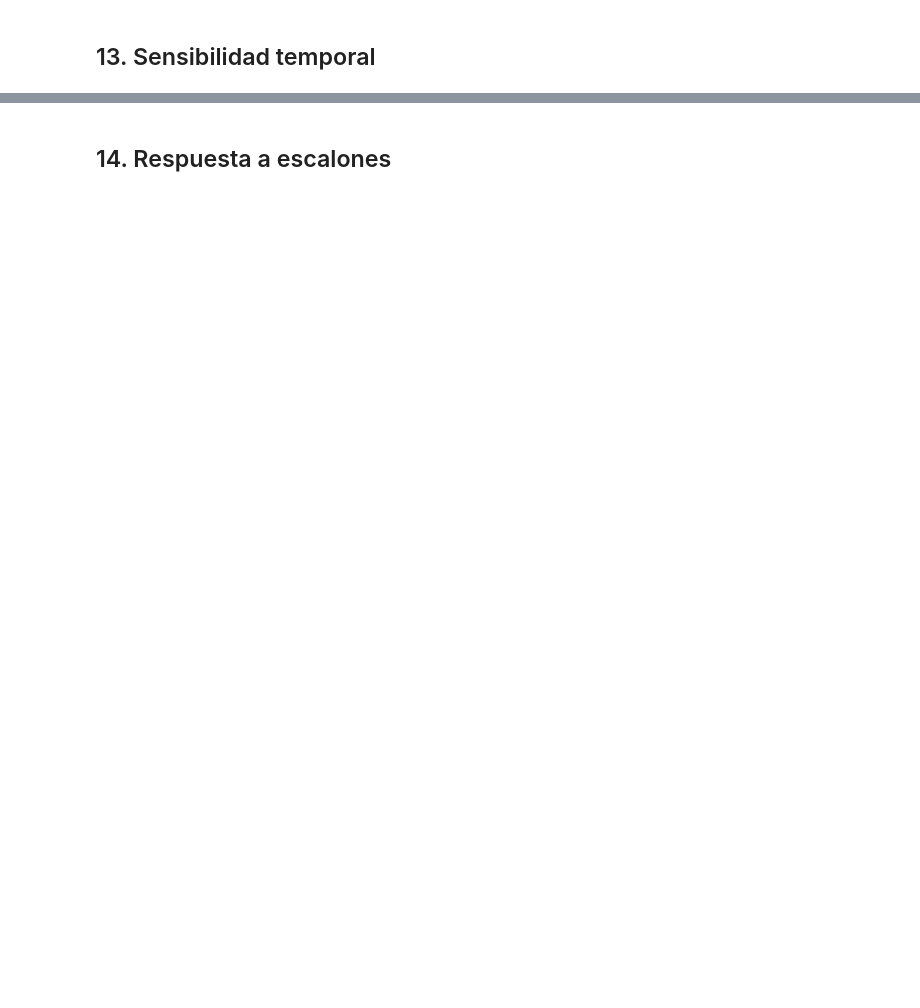
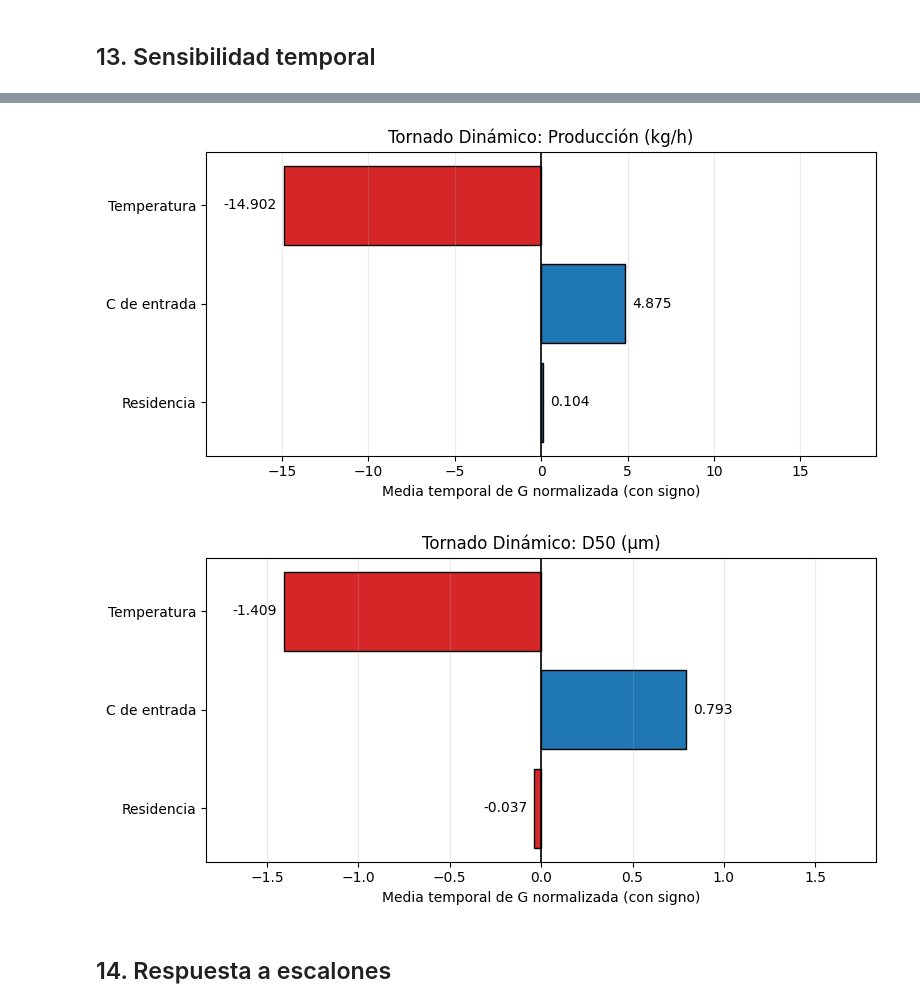
Before and after one commit to antomoyaa/CristalizadorPT, a Jupyter notebook: Evaporative_MSMPR_DPBE-2.ipynb, the cells around one changed output, grey strips where cells are left out. Cells and saved outputs as stored; diff of their text form; code cells hidden in the pictures; blank space fills up the shorter version.

```diff
--- a/Evaporative_MSMPR_DPBE-2.ipynb
+++ b/Evaporative_MSMPR_DPBE-2.ipynb
@@ -1205,3 +1330,66 @@ print("D50 en t=0 es indefinido; su promedio empieza en la primera observación
+# %%
+def plot_dynamic_tornado_chart(matrix, output_index, row_labels, column_labels, title):
+    """
+    Genera un gráfico tornado para una métrica de salida dinámica específica,
+    ordenando las variables de entrada por su impacto absoluto promedio.
+    """
+    output_label = row_labels[output_index]
+    impacts = matrix[output_index, :]
+    input_labels = np.array(column_labels)
+
+    # Filtrar NaNs en caso de trayectorias no válidas
+    valid_mask = np.isfinite(impacts)
+    impacts = impacts[valid_mask]
+    input_labels = input_labels[valid_mask]
+
+    # Ordenar por magnitud absoluta (de menor a mayor para barh)
+    sort_idx = np.argsort(np.abs(impacts))
+    sorted_impacts = impacts[sort_idx]
+    sorted_labels = input_labels[sort_idx]
+
+    fig, ax = plt.subplots(figsize=(8, 4))
+
+    # Colores: Azul para impacto positivo, Rojo para negativo
+    colors = ['tab:blue' if val >= 0 else 'tab:red' for val in sorted_impacts]
+
+    bars = ax.barh(sorted_labels, sorted_impacts, color=colors, edgecolor='black')
+
+    ax.set_xlabel("Media temporal de G normalizada (con signo)")
+    ax.set_title(f"{title}: {output_label}")
+
+    # Etiquetas de valores
+    ax.bar_label(bars, fmt='%.3f', padding=5)
+
+    # Ajuste simétrico del eje X
+    max_val = np.max(np.abs(sorted_impacts)) if sorted_impacts.size > 0 else 1
+    ax.set_xlim(-max_val * 1.3, max_val * 1.3)
+    ax.axvline(0, color='black', linewidth=1.2)
+    ax.grid(alpha=0.25, axis='x')
+
+    fig.tight_layout()
+    plt.show()
+
+# =====================================================================
+# Generación de gráficos tornado dinámicos
+# =====================================================================
+
+dynamic_out_labels = [label for _, label in dynamic_outputs]
+dynamic_in_labels = [item["short_label"] for item in SENSITIVITY_INPUTS]
+
+# Gráfico para "Producción (kg/h)" (Índice 1 en dynamic_outputs)
+plot_dynamic_tornado_chart(mean_signed, output_index=1,
+                           row_labels=dynamic_out_labels,
+                           column_labels=dynamic_in_labels,
+                           title="Tornado Dinámico")
+
+# Gráfico para "D50 (µm)" (Índice 2 en dynamic_outputs)
+plot_dynamic_tornado_chart(mean_signed, output_index=2,
+                           row_labels=dynamic_out_labels,
+                           column_labels=dynamic_in_labels,
+                           title="Tornado Dinámico")
+# %% [output]
+[figure, added]
+[figure, added]
 # %% [markdown]
 ## 14. Respuesta a escalones
 # %%
```
Also changed, not shown: parts of 6 cells of this notebook.
